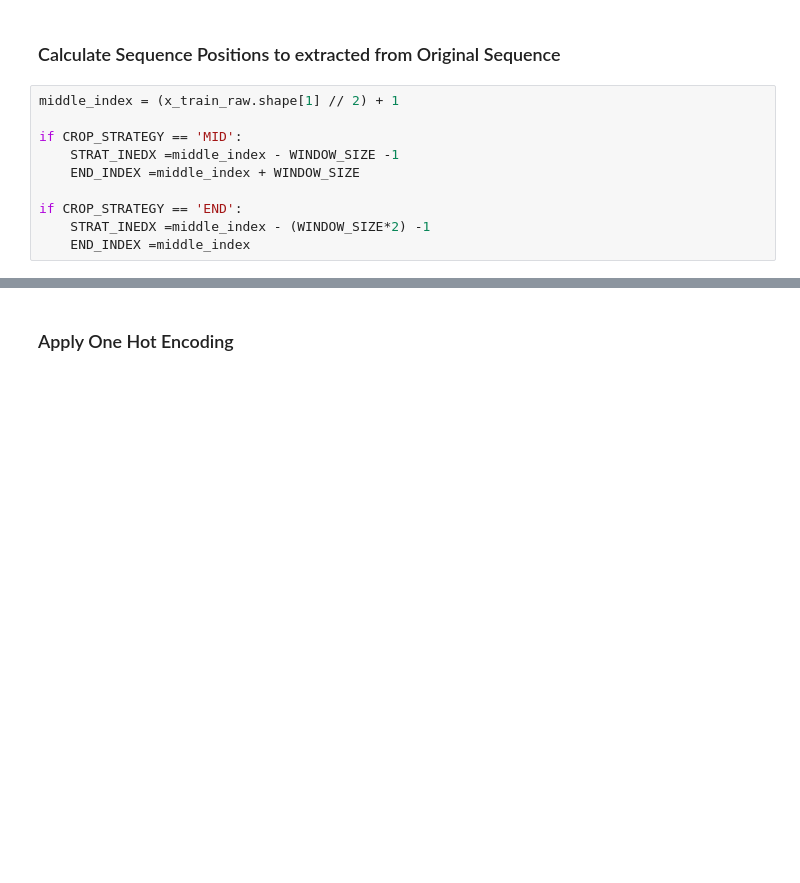
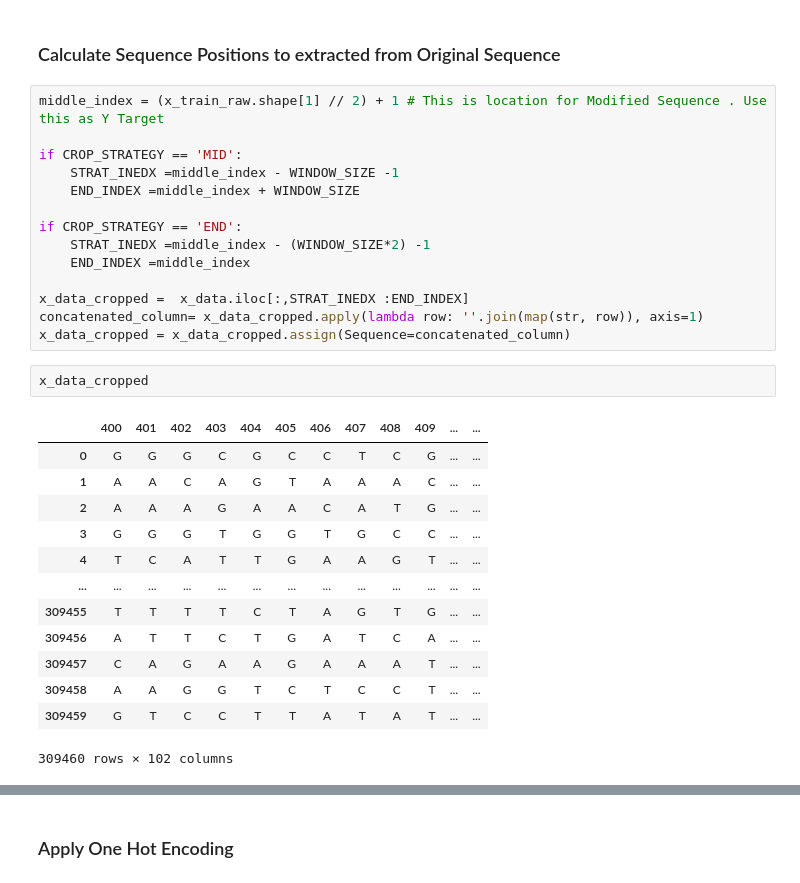
Before and after one commit to shashivish/RNA-ModX, a Jupyter notebook: RNAModXApp/notebooks/model_building/Class_A_XGBoost_FeatureExtraction copy.ipynb, the cells around one changed output, grey strips where cells are left out. Saved outputs shown, nothing was run; the diff lists cells and outputs as text; blank space fills up the shorter version.

```diff
--- a/RNAModXApp/notebooks/model_building/Class_A_XGBoost_FeatureExtraction copy.ipynb
+++ b/RNAModXApp/notebooks/model_building/Class_A_XGBoost_FeatureExtraction copy.ipynb
@@ -90,7 +81,7 @@ Validation Shape of X : (3599, 1001) and Validation Shape of Y : (3599, 12)
 # %% [markdown]
 ### Calculate Sequence Positions to extracted from Original Sequence
 # %%
-middle_index = (x_train_raw.shape[1] // 2) + 1
+middle_index = (x_train_raw.shape[1] // 2) + 1 # This is location for Modified Sequence . Use this as Y Target
 
 if CROP_STRATEGY == 'MID':
     STRAT_INEDX =middle_index - WINDOW_SIZE -1
@@ -99,3 +90,23 @@ if CROP_STRATEGY == 'MID':
 if CROP_STRATEGY == 'END':
     STRAT_INEDX =middle_index - (WINDOW_SIZE*2) -1
     END_INDEX =middle_index
+
+x_data_cropped =  x_data.iloc[:,STRAT_INEDX :END_INDEX]
+concatenated_column= x_data_cropped.apply(lambda row: ''.join(map(str, row)), axis=1)
+x_data_cropped = x_data_cropped.assign(Sequence=concatenated_column)
+# %%
+x_data_cropped
+# %% [output]
+|  | 400 | 401 | 402 | 403 | 404 | 405 | 406 | 407 | 408 | 409 | ... | ... |
+| 0 | G | G | G | C | G | C | C | T | C | G | ... | ... |
+| 1 | A | A | C | A | G | T | A | A | A | C | ... | ... |
+| 2 | A | A | A | G | A | A | C | A | T | G | ... | ... |
+| 3 | G | G | G | T | G | G | T | G | C | C | ... | ... |
+| 4 | T | C | A | T | T | G | A | A | G | T | ... | ... |
+| ... | ... | ... | ... | ... | ... | ... | ... | ... | ... | ... | ... | ... |
+| 309455 | T | T | T | T | C | T | A | G | T | G | ... | ... |
+| 309456 | A | T | T | C | T | G | A | T | C | A | ... | ... |
+| 309457 | C | A | G | A | A | G | A | A | A | T | ... | ... |
+| 309458 | A | A | G | G | T | C | T | C | C | T | ... | ... |
+| 309459 | G | T | C | C | T | T | A | T | A | T | ... | ... |
+309460 rows × 102 columns
```
Also changed, not shown: parts of 33 cells of this notebook, 3 other files.
